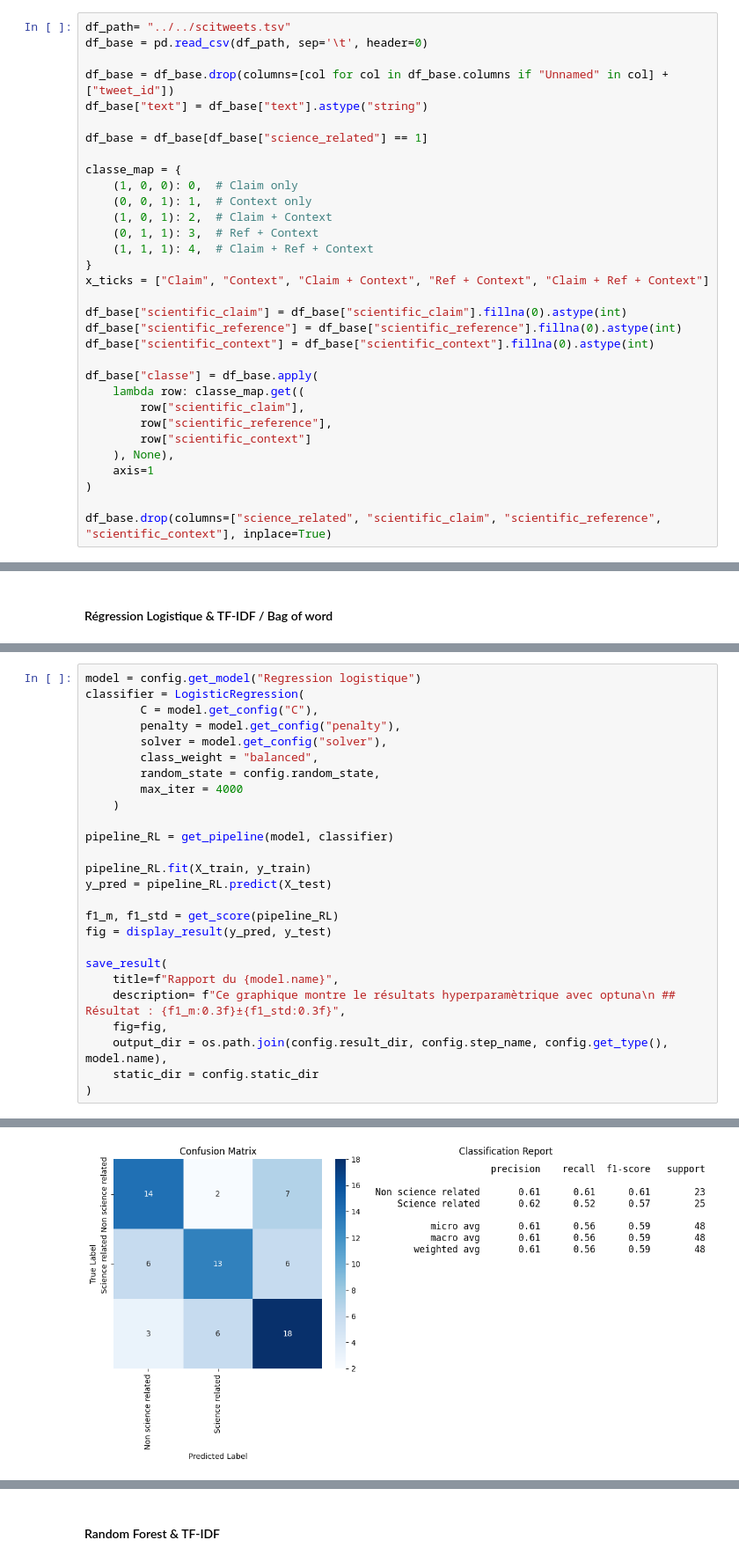
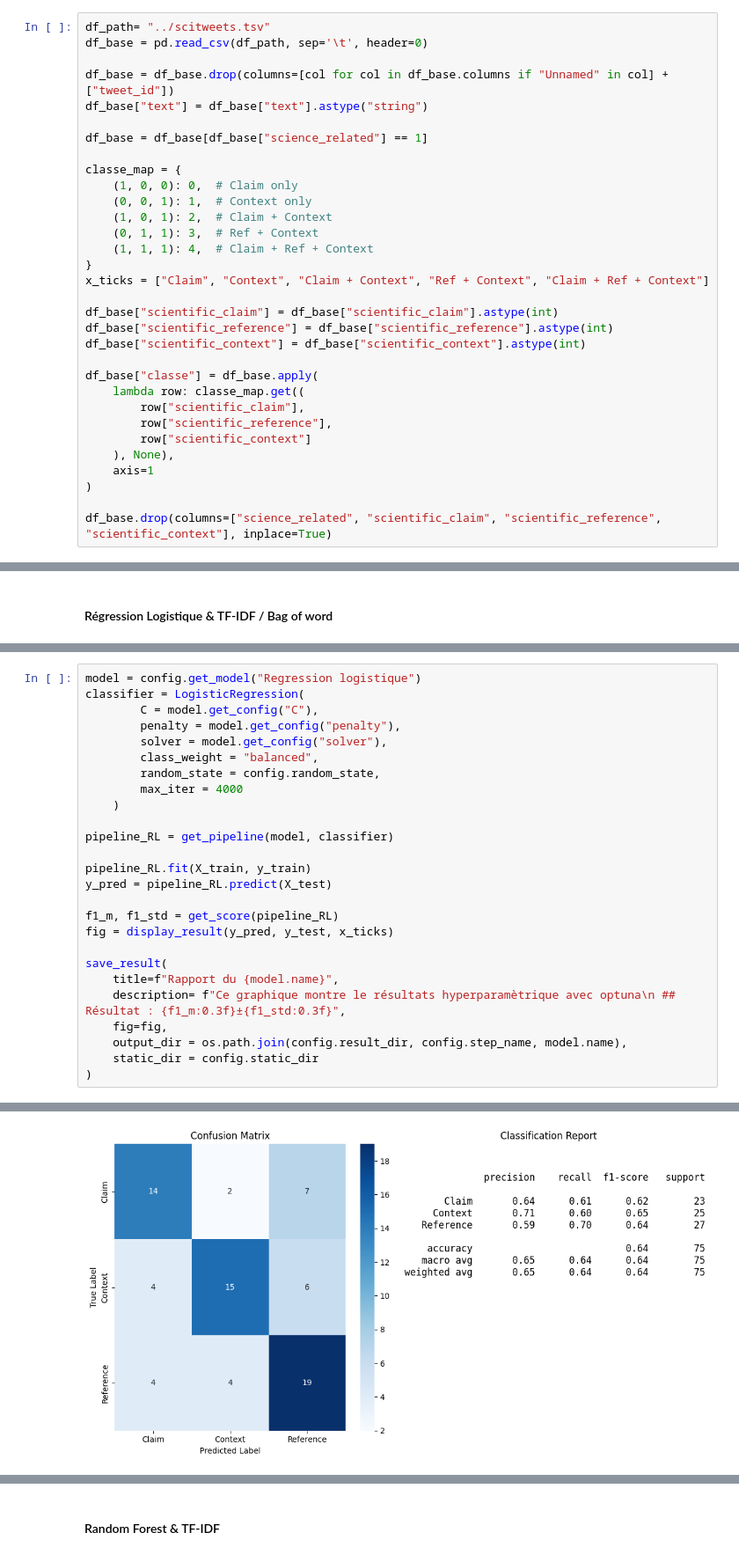
Before and after one commit to AllanDwyre/Scitweets, a Jupyter notebook: src/step3.ipynb, the cells around one changed output, grey strips where cells are left out. Shown at 88% size. Drawn from its saved outputs; the diff is of its cells as text.

Commit message:
fix bug affichage + amélioration de step 3

```diff
--- a/src/step3.ipynb
+++ b/src/step3.ipynb
@@ -63,7 +63,7 @@ importlib.reload(helper)
 nlp = helper.load_nlp_model()
 config:helper.StepConfig = helper.ConfigLoader.load_step3()
 # %%
-df_path= "../../scitweets.tsv"
+df_path= "../scitweets.tsv"
 df_base = pd.read_csv(df_path, sep='\t', header=0)
 
 df_base = df_base.drop(columns=[col for col in df_base.columns if "Unnamed" in col] + ["tweet_id"])
@@ -80,9 +80,9 @@ classe_map = {
 }
 x_ticks = ["Claim", "Context", "Claim + Context", "Ref + Context", "Claim + Ref + Context"]
 
-df_base["scientific_claim"] = df_base["scientific_claim"].fillna(0).astype(int)
-df_base["scientific_reference"] = df_base["scientific_reference"].fillna(0).astype(int)
-df_base["scientific_context"] = df_base["scientific_context"].fillna(0).astype(int)
+df_base["scientific_claim"] = df_base["scientific_claim"].astype(int)
+df_base["scientific_reference"] = df_base["scientific_reference"].astype(int)
+df_base["scientific_context"] = df_base["scientific_context"].astype(int)
 
 df_base["classe"] = df_base.apply(
 	lambda row: classe_map.get((
@@ -702,13 +688,13 @@ pipeline_RL.fit(X_train, y_train)
 y_pred = pipeline_RL.predict(X_test)
 
 f1_m, f1_std = get_score(pipeline_RL)
-fig = display_result(y_pred, y_test)
+fig = display_result(y_pred, y_test, x_ticks)
 
 save_result(
 	title=f"Rapport du {model.name}",
     description= f"Ce graphique montre le résultats hyperparamètrique avec optuna\n ## Résultat : {f1_m:0.3f}±{f1_std:0.3f}",
     fig=fig,
-	output_dir = os.path.join(config.result_dir, config.step_name, config.get_type(), model.name),
+	output_dir = os.path.join(config.result_dir, config.step_name, model.name),
 	static_dir = config.static_dir
 )
 # %% [output]
@@ -716 +702 @@ save_result(
-[figure, old version]
+[figure, new version]
```
Also changed, not shown: parts of 11 cells of this notebook, 14 other files.
